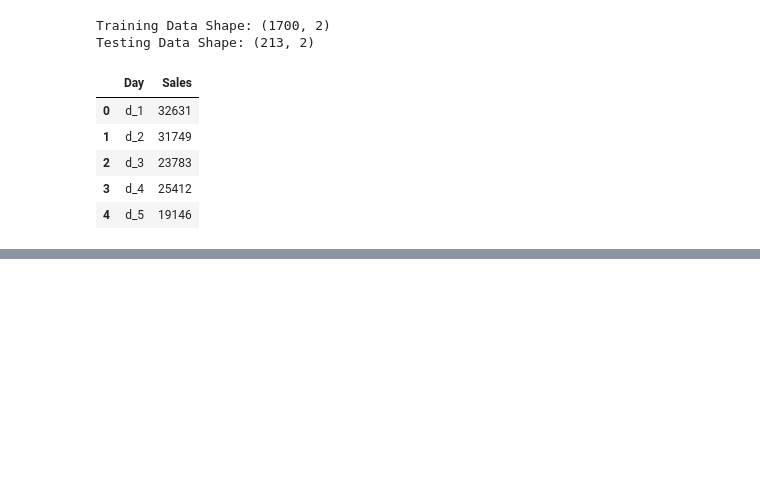
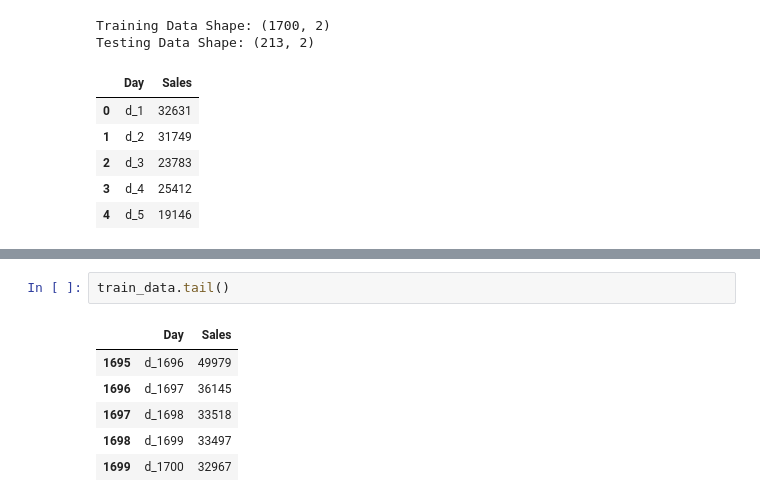
Before and after one commit to PoojaManjunath17/Retail-Demand-Forecasting, a Jupyter notebook: notebooks/Week1_Day1-Copy1.ipynb, the cells around one changed output, grey strips where cells are left out. Drawn from its saved outputs; the diff is of its cells as text; blank space fills up the shorter version.

```diff
--- a/notebooks/Week1_Day1-Copy1.ipynb
+++ b/notebooks/Week1_Day1-Copy1.ipynb
@@ -1451,0 +1463,9 @@ Testing Data Shape: (213, 2)
+# %%
+train_data.tail()
+# %% [output]
+|  | Day | Sales |
+| 1695 | d_1696 | 49979 |
+| 1696 | d_1697 | 36145 |
+| 1697 | d_1698 | 33518 |
+| 1698 | d_1699 | 33497 |
+| 1699 | d_1700 | 32967 |
```
Also changed, not shown: parts of 1 cell of this notebook, 2 other files.
